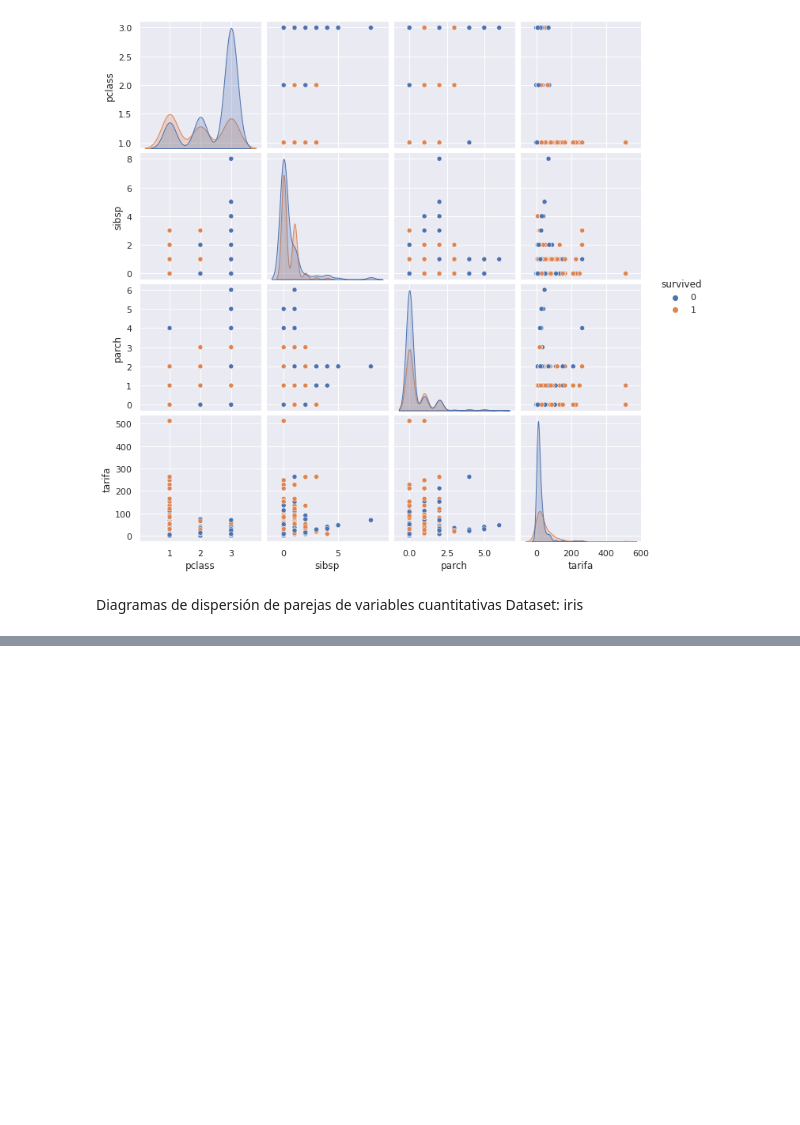
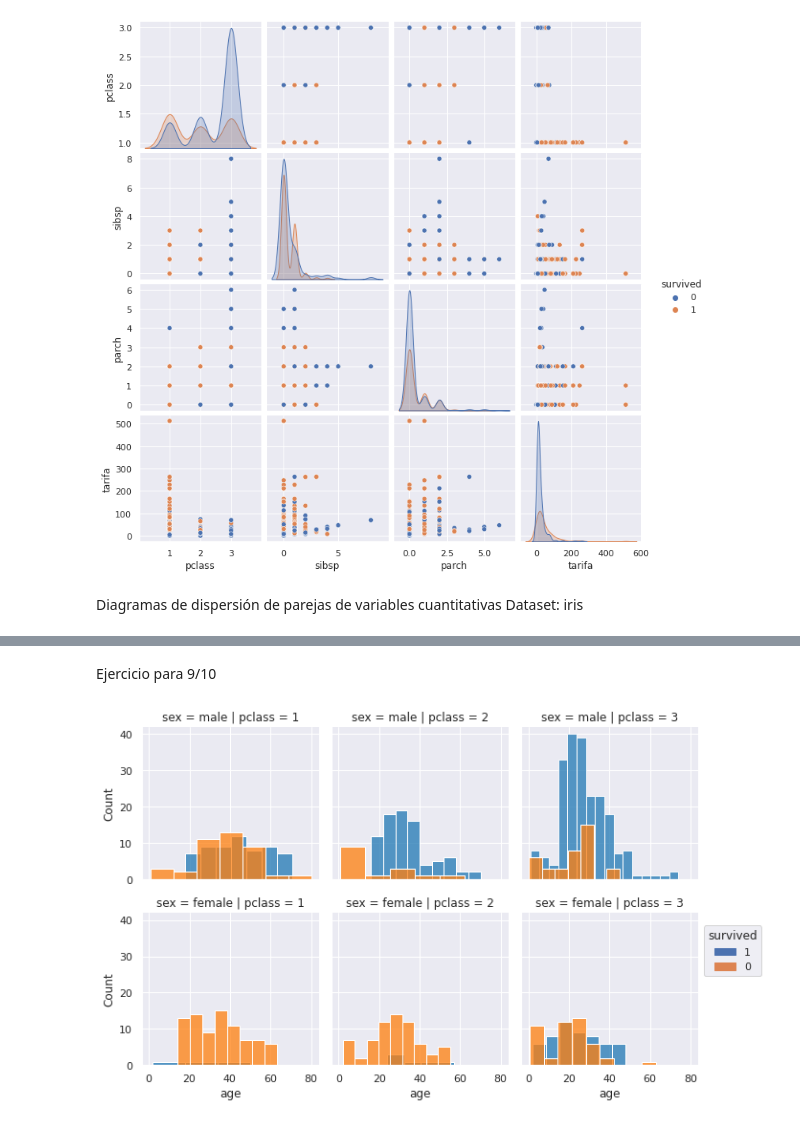
Before and after one commit to Peio-dev/visualizacion-de-datos, a Jupyter notebook: Actividad_guiada3.ipynb, the cells around one changed output, grey strips where cells are left out. Drawn from its saved outputs; the diff is of its cells as text; code cells hidden in the pictures; blank space fills up the shorter version.

```diff
--- a/Actividad_guiada3.ipynb
+++ b/Actividad_guiada3.ipynb
@@ -208,0 +213,20 @@ sns.pairplot(df, hue="species")
+# %% [markdown]
+Ejercicio para 9/10
+# %%
+#Cambiamos el font
+sns.set(font_scale=1)
+#FacetGrid - Construir una matriz de gráficos
+hue_order=titanic.survived.unique()[::-1]
+g = sns.FacetGrid(titanic, row='sex',col='pclass', hue="survived", palette='tab10')
+
+
+g.map(sns.histplot, "age")
+labels= hue_order
+colors=sns.color_palette("deep").as_hex()[:len(labels)]
+handles=[patches.Patch(color=col, label=lab) for col, lab in zip(colors, labels)]
+plt.legend(handles=handles, title="survived", loc="center left", bbox_to_anchor=(1, 0.75));
+
+
+plt.show()
+# %% [output]
+[figure, added]
```
Also changed, not shown: parts of 4 cells of this notebook.
